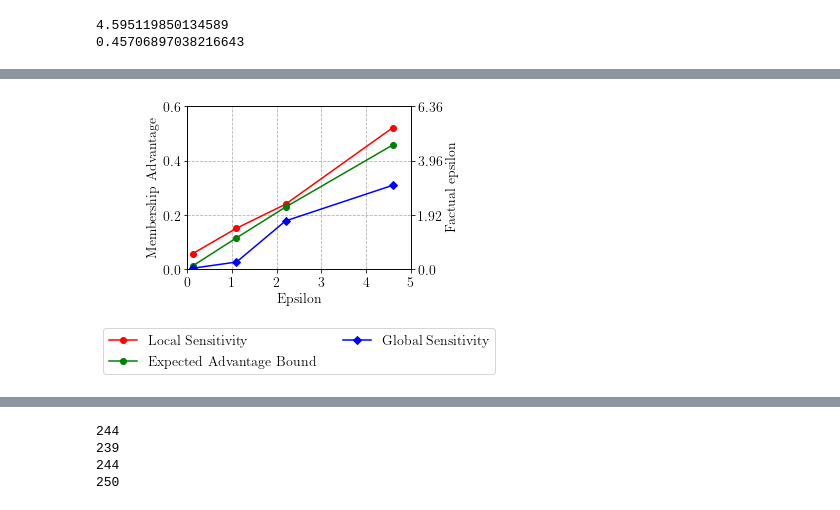
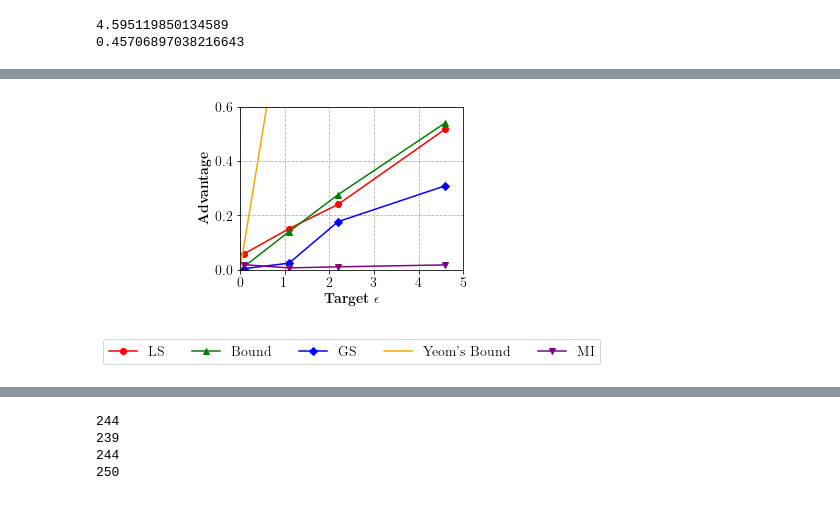
Before and after one commit to SAP-samples/security-research-identifiability-in-dpdl, a Jupyter notebook: notebooks/mnist_eval.ipynb, the cells around one changed output, grey strips where cells are left out. Saved outputs shown, nothing was run; the diff lists cells and outputs as text; code cells hidden in the pictures.

```diff
--- a/notebooks/mnist_eval.ipynb
+++ b/notebooks/mnist_eval.ipynb
@@ -93,7 +85,7 @@ KeyboardInterrupt:
 single_evaluate = ['rho_52_global']
 
 for directory in single_evaluate:
-    results = load_results_all('../experiments/ssim/alt_rho_vals/'+directory)
+    results = load_results_all('../experiments/mnist/ssim/'+directory)
 
     print(directory)
 
@@ -130,7 +110,7 @@ advantage  0.004115226337448652
 Portion of experiments with biased beliefs larger than rho:0.0
 # %%
 data_to_plot = []
-beliefs_eval = ["bounded_local", "bounded_globaL", "unbounded_local", "unbounded_global"]
+beliefs_eval = ["rho_90_local", "rho_90_global", "rho_90_local_unbound", "rho_90_global_unbound"]
 
 for directory in beliefs_eval:
     data_to_plot.append(mnist_dict[f'max_biased_beliefs_mnist_{directory}'])
@@ -143,6 +123,7 @@ ax = fig.add_subplot(111)
 bp = ax.boxplot(data_to_plot)
 ax.grid(ls="dashed")
 plt.xticks(rotation=45)
+plt.rc('text', usetex=True)
 ax.set_xticklabels([r'\textbf{Local \\ Bounded}', r'\textbf{Global \\ Bounded}', r'\textbf{Local \\ Unbounded}', r'\textbf{Global \\ Unbounded}'])
 ax.axhline(y=0.9, ls="dashed", color="blue", dashes=(10, 10))
 ax.set_ylabel(r"\textbf{Posterior Belief}")
@@ -157,9 +138,15 @@ plt.show()
 #local_vals = np.array([advantage_local_rho_52, advantage_local_rho_75, advantage_local_rho_90, advantage_local_rho_99])
 #global_vals = np.array([advantage_global_rho_52, advantage_global_rho_75, advantage_global_rho_90, advantage_global_rho_99])
 
+# plt.style.use("fast")
+plt.rc('text', usetex=True)
+plt.rc('font', family='serif')
+matplotlib.rcParams.update({'font.size': 14})
+
+
 adv_local_mnist = []
 adv_global_mnist = []
-posterior_evaluate = ["rho_52_local", 'rho_52_global', "rho_75_local", "rho_75_global", "bounded_local", "bounded_global", "rho_99_local", "rho_99_global"]
+posterior_evaluate = ["rho_52_local", 'rho_52_global', "rho_75_local", "rho_75_global", "rho_90_local", "rho_90_global", "rho_99_local", "rho_99_global"]
 
 for directory in posterior_evaluate:
     if f"local" in directory:
@@ -167,8 +154,8 @@ for directory in posterior_evaluate:
     else:
         adv_global_mnist.append(mnist_dict[f'advantage_mnist_{directory}'])
 
-rhos = [0.53, .75, .9, .99]
-delt=0.001
+rhos = [0.52, .75, .9, .99]
+delt=0.01
 epsilons = [np.log(rho/(1-rho)) for rho in rhos]
 
 #eps_cont = np.arange(0, 1, 0.01)
@@ -180,66 +167,108 @@ adv_cont = [2*norm.cdf(eps/(2*np.sqrt(2*np.log(1.25/delt))))-1 for eps in epsilo
 
 fig, ax = plt.subplots(1, figsize=(4,3))
 
-ax2 = ax.twinx()
+# ax2 = ax.twinx()
 #ax.callbacks.connect("ylim_changed", convert_ax_c_to_celsius)
 ax.set_ylim(-0.0,0.6)
-ax.plot(epsilons, np.array(adv_local_mnist), 'ro', color='red', label='Local Sensitivity',marker='o', linestyle='-')
+one =ax.plot(epsilons, np.array(adv_local_mnist), 'ro', color='red', label='LS',marker='o', linestyle='-')
 ax.grid(ls="dashed")
 #ax2.set_yscale('log')
 ax.axis([0, 4, -0.0, 0.6])
-ax.plot(epsilons, adv_cont, 'ro', color='green', label='Expected Advantage Bound',marker='o', linestyle='-')
-ax.plot(epsilons, np.array(adv_global_mnist), 'ro', color='blue', label='Global Sensitivity',marker='D', linestyle='-')
+two = ax.plot(epsilons, adv_cont, 'ro', color='green', label='Bound',marker='^', linestyle='-')
+ax.plot(epsilons, np.array(adv_global_mnist), 'ro', color='blue', label='GS',marker='D', linestyle='-')
 #ax.axhline(y=3, ls="dashed", color="orange", dashes=(10, 10), label=r'$C$ Unbounded')
 ax.grid(ls="dashed")
 
 
+epsilons_yeom_bound = [0,1,2,3,4,5]
+advantage_yeom = np.minimum(1,np.exp(epsilons_yeom_bound)-1)
+ax.plot(epsilons_yeom_bound, np.array(advantage_yeom), 'ro', color='orange', label='Yeom\'s Bound',marker='', linestyle='-')
 
-ax.set(xlabel='Epsilon', ylabel=r'Membership Advantage')
+adult_advantages = [0.019000000000000006, 0.007000000000000001, 0.011, 0.01799999999999998]
+# mi_empirical_eps = [2*np.around(norm.ppf((adv+1)/2)*np.sqrt(2*np.log(1.25/delt)), 2) for adv in np.array(adult_advantages)]
+ax.plot(epsilons, adult_advantages, 'ro', color='purple', label=r'MI',marker='v', linestyle='-')
+
+
+ax.set(xlabel=r"\textbf{Target $\epsilon$}", ylabel=(r'\textbf{Advantage}'))
 #listcomprehension
-ax2.set_yticks(range(0,4))
+# ax2.set_yticks(range(0,4))
 ticks_rhos = [2*np.around(norm.ppf((adv+1)/2)*np.sqrt(2*np.log(1.25/delt)), 2) for adv in [0, 0.2,0.4,0.6]]
-ax2.set_yticklabels(ticks_rhos)
+# ax2.set_yticklabels(ticks_rhos)
 ax.set_xticks(range(0,6))
 ax.set_xticks(range(0,6))
-ax.legend(loc=10, ncol=2, bbox_to_anchor=(0.5, -0.5))
+legend = ax.legend(loc=10, ncol=5, bbox_to_anchor=(0.5, -0.5))
 
 
 
-ax2.set_ylabel('Factual epsilon')
+# ax2.set_ylabel('Factual epsilon')
 #ax2.tick_params('y')
 #ax2.get_xaxis().set_major_formatter(matplotlib.ticker.ScalarFormatter())
 #ax2.plot(epsilons, epsilons,'x',markersize=20, label = 'test')
 
-plt.savefig("factual_eps_adv.pdf", bbox_inches='tight')
+plt.savefig("MI_comparison_mnist.pdf", bbox_inches='tight')
 #plt.savefig("unbounded_sensitivity.pdf", bbox_inches='tight')
 plt.show()
+
+def export_legend(legend, filename="legend.pdf"):
+    fig  = legend.figure
+    fig.canvas.draw()
+    bbox  = legend.get_window_extent().transformed(fig.dpi_scale_trans.inverted())
+    fig.savefig(filename, dpi="figure", bbox_inches=bbox)
+
+export_legend(legend)
+plt.show()
+
+# import pylab
+# fig = pylab.figure()
+# figlegend = pylab.figure(figsize=(3,2))
+# ax = fig.add_subplot(111)
+# lines = ax.plot(range(10), pylab.randn(10), range(10), pylab.randn(10))
+# figlegend.legend(one, ('one'), 'center')
+# fig.show()
+# figlegend.show()
+# figlegend.savefig('legend.png')
 #------------------------------------------------------
+yeom_bound = []
+for epsilon in epsilons:
+    yeom_bound.append(np.exp(epsilon)-1)
+
 
 empirical_eps_local = [2*np.around(norm.ppf((adv+1)/2)*np.sqrt(2*np.log(1.25/delt)), 2) for adv in np.array(adv_local_mnist)]
 empirical_eps_global = [2*np.around(norm.ppf((adv+1)/2)*np.sqrt(2*np.log(1.25/delt)), 2) for adv in np.array(adv_global_mnist)]
 
 fig, ax = plt.subplots(1, figsize=(4,3))
 ax.plot(epsilons, empirical_eps_local, 'ro', color='red', label=r'LS',marker='o', linestyle='-')
 ax.grid(ls="dashed")
 ax.axis([0, 4, 0, 5])
-ax.plot(epsilons_cont, epsilons_cont, 'ro', color='green', label='Bound', marker='', linestyle='-')
+ax.plot(epsilons, epsilons, 'ro', color='green', label='Bound', marker='^', linestyle='-')
 ax.plot(epsilons, empirical_eps_global, 'ro', color='blue', label=r'GS',marker='D', linestyle='-')
 #ax.axhline(y=3, ls="dashed", color="orange", dashes=(10, 10), label=r'$C$ Unbounded')
 ax.grid(ls="dashed")
 
+
+advs = [np.around(2*norm.cdf(eps/(2*np.sqrt(2*np.log(1.25/delt))))-1, 2) for eps in [0,1,2,3,4,5]]
+yeom_bound2 = np.log(np.array(advs)+1)
+# ax.plot([0,1,2,3,4,5], yeom_bound2, 'ro', color='orange', label=r'Yeom Bound',marker='', linestyle='-')
+
+mnist_advantages = [0.019000000000000006, 0.007000000000000001, 0.011, 0.01799999999999998]
+mi_empirical_eps = [2*np.around(norm.ppf((adv+1)/2)*np.sqrt(2*np.log(1.25/delt)), 2) for adv in np.array(mnist_advantages)]
+# ax.plot(epsilons, mi_empirical_eps, 'ro', color='purple', label=r'MI',marker='v', linestyle='-')
+
+
 ax.set(xlabel=r"\textbf{Target $\epsilon$}", ylabel=r"$\epsilon'$")
 ax.set_xticks(range(0,6))
-plt.legend(loc=10, ncol=2, bbox_to_anchor=(0.5, -0.5))
+# plt.legend(loc=10, ncol=2, bbox_to_anchor=(0.5, -0.5))
 
-advs = [np.around(2*norm.cdf(eps/(2*np.sqrt(2*np.log(1.25/delt))))-1, 2) for eps in [0,1,2,3,4,5]]
 ax2 = ax.twinx()
 ax2.set_yticks(range(0,6))
 ticks_rhos = advs
 ax2.set_yticklabels(ticks_rhos)
 ax2.set_ylabel(r'\textbf{Advantage}')
 
+
+
 plt.savefig("factual_eps_from_adv.pdf", bbox_inches='tight')
 #plt.savefig("unbounded_sensitivity.pdf", bbox_inches='tight')
 plt.show()
 # %% [output]
-[figure, old version]
+[figure, new version]
```
Also changed, not shown: parts of 14 cells of this notebook, 2 other files.
